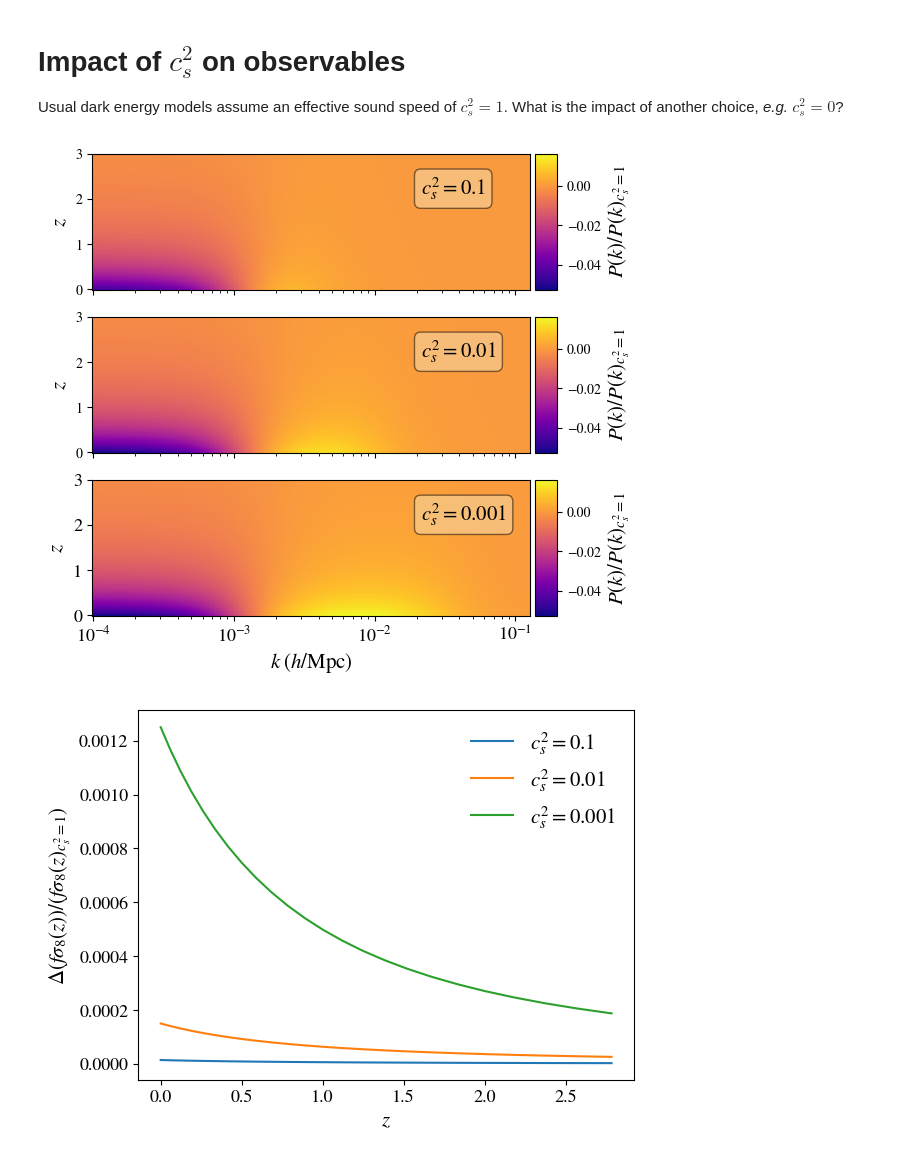
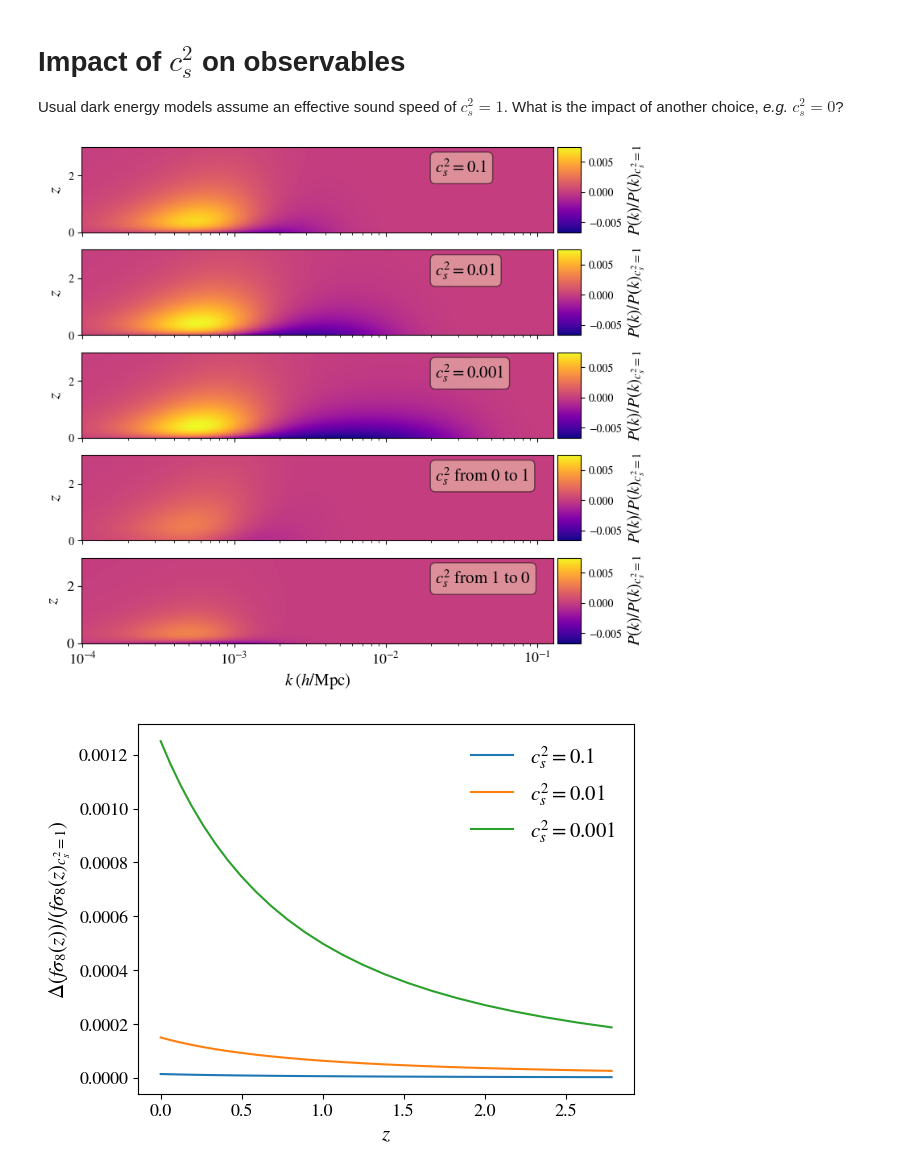
Before and after one commit to joaoreboucas1/cs2-project, a Jupyter notebook: analysis/cs2_impact.ipynb, the cells around one changed output. Drawn from its saved outputs; the diff is of its cells as text; code cells hidden in the pictures.

Commit message:
Updating plots

```diff
--- a/analysis/cs2_impact.ipynb
+++ b/analysis/cs2_impact.ipynb
@@ -21,7 +21,7 @@ ns = 0.96
 tau = 0.07
 
 dark_energy_types = ["desi_pp_mean", "wcdm"]
-dark_energy_type = "wcdm"
+dark_energy_type = "desi_pp_mean"
 
 if dark_energy_type == "desi_pp_mean":
     # DESI DR2 BAO + CMB + Pantheon+ mean
@@ -29,7 +29,7 @@ if dark_energy_type == "desi_pp_mean":
     wa = -0.62
 elif dark_energy_type == "wcdm":
     w0 = -0.8
-    wa = 0
+    wa = 1e-3
 else:
     raise Exception(f"Unsupported dark_energy_type {dark_energy_type}; supported values are {dark_energy_types}.")
 
@@ -42,14 +42,27 @@ omch2 = omegac*h*h
 # k, z grid for power spectrum
 ks = np.logspace(-4, -0.9, 256)
 redshifts = np.linspace(0, 3, 256)
+# %%
+def get_cs2_params(w0, wa, mode):
+    if mode == "0to1":
+        A = 0.999
+        B = 0.001
+    elif mode == "1to0":
+        A = 0.001
+        B = 0.999
+    else:
+        raise Exception(f"Unsupported mode {mode}. Available options are '1to0' or '0to1")
+    cs21 = (B-A)/wa
+    cs20 = A - cs21*w0
+    return cs20, cs21
 # %%
 cases = [
     {"name": "quint",     "label": "$c_s^2 = 1$",     "cs2_type": camb.dark_energy.Cs2_Constant, "cs2_0": 1,    "cs2_1": 0},
     {"name": "clust1e-1", "label": "$c_s^2 = 0.1$",   "cs2_type": camb.dark_energy.Cs2_Constant, "cs2_0": 1e-1, "cs2_1": 0},
     {"name": "clust1e-2", "label": "$c_s^2 = 0.01$",  "cs2_type": camb.dark_energy.Cs2_Constant, "cs2_0": 1e-2, "cs2_1": 0},
     {"name": "clust1e-3", "label": "$c_s^2 = 0.001$", "cs2_type": camb.dark_energy.Cs2_Constant, "cs2_0": 1e-3, "cs2_1": 0},
-    # {"name": "0to1",  "label": "$c_s^2$ from 0 to 1", "cs2_type": camb.dark_energy.Cs2_PropToW,  "cs2_0": 1 - (-1/wa - 0.001)*w0, "cs2_1": -1/wa - 0.001},
-    # {"name": "1to0",  "label": "$c_s^2$ from 1 to 0", "cs2_type": camb.dark_energy.Cs2_PropToW,  "cs2_0": -(1/wa + 0.001)*w0,     "cs2_1": 1/wa + 0.001},
+    {"name": "0to1",  "label": "$c_s^2$ from 0 to 1", "cs2_type": camb.dark_energy.Cs2_PropToW,  "cs2_0": get_cs2_params(w0, wa, mode="0to1")[0], "cs2_1": get_cs2_params(w0, wa, mode="0to1")[1]},
+    {"name": "1to0",  "label": "$c_s^2$ from 1 to 0", "cs2_type": camb.dark_energy.Cs2_PropToW,  "cs2_0": get_cs2_params(w0, wa, mode="1to0")[0], "cs2_1": get_cs2_params(w0, wa, mode="1to0")[1]},
 ]
 
 def get_observables(case):
@@ -85,34 +98,34 @@ for case in cases:
 # %%
 # Plot P(k)
 from mpl_toolkits.axes_grid1 import make_axes_locatable
 from matplotlib.colors import Normalize
 
 # Precomputing min and max relative errors for unifying the colormaps in each axis
-fig, axs = plt.subplots(3, 1, sharex=True, sharey=True, figsize=(6, 6))
+fig, axs = plt.subplots(len(cases)-1, 1, sharex=True, sharey=True, figsize=(8, 8))
 vmin = np.inf
 vmax = -np.inf
 for ax, case in zip(axs, cases[1:]):
     relative_errors = data[case["name"]]["P_lin"]/data["quint"]["P_lin"] - 1
     vmin = min(vmin, np.amin(relative_errors))
     vmax = max(vmax, np.amax(relative_errors))
 norm = Normalize(vmin=vmin, vmax=vmax)
 
 for ax, case in zip(axs, cases[1:]):
     relative_errors = data[case["name"]]["P_lin"]/data["quint"]["P_lin"] - 1
     mesh = ax.pcolormesh(ks, redshifts, relative_errors, cmap="plasma", norm=norm)
     ax.set_xscale('log')
     divider = make_axes_locatable(ax)
     cax = divider.append_axes('right', size='5%', pad=0.05)
     fig.colorbar(mesh, cax=cax, orientation="vertical")
     cax.set_ylabel(r"$P(k)/P(k)_{c_s^2 = 1}$", fontsize=15)
     ax.set_ylabel(r"$z$", fontsize=15)
     ax.text(0.75, 0.7, case["label"], transform=ax.transAxes, bbox={'boxstyle': 'round', 'facecolor': 'wheat', 'alpha': 0.5}, fontsize=15)
 
 axs[-1].tick_params(labelsize=13)
 axs[-1].set_xlabel(r"$k \; (h/\mathrm{Mpc})$", fontsize=15)
-plt.savefig("plots/cs2_impact_pk_fluid.pdf", bbox_inches="tight")
+plt.savefig("plots/cs2_impact_pk_ppf.pdf", bbox_inches="tight")
 # %% [output]
-[figure, old version]
+[figure, new version]
 # %%
 # Plot fractional shift in f\sigma_8
 for case in cases:
```
Also changed, not shown: 1 other file.
